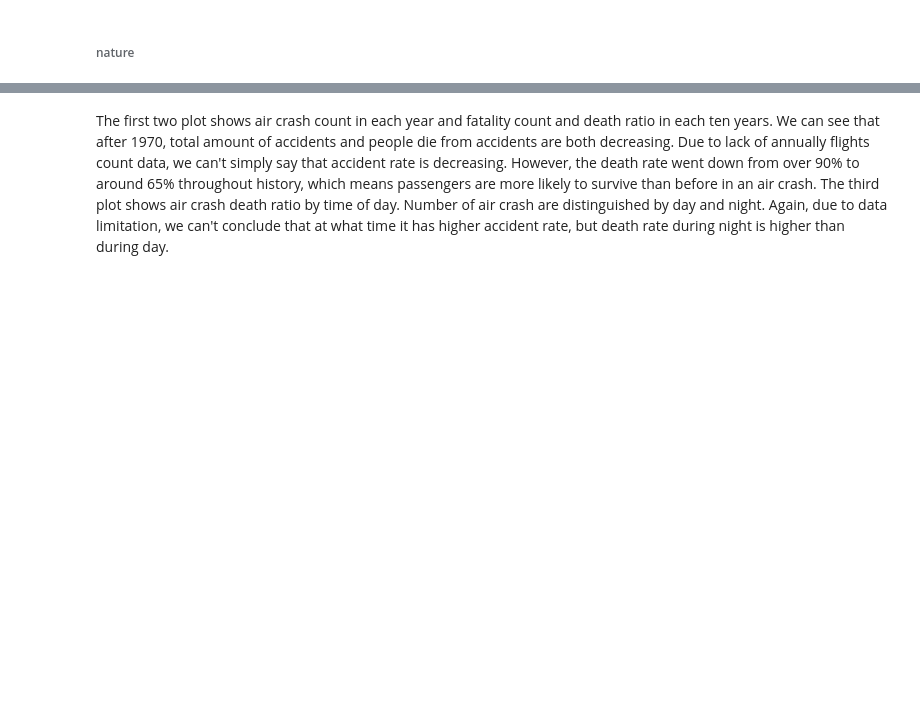
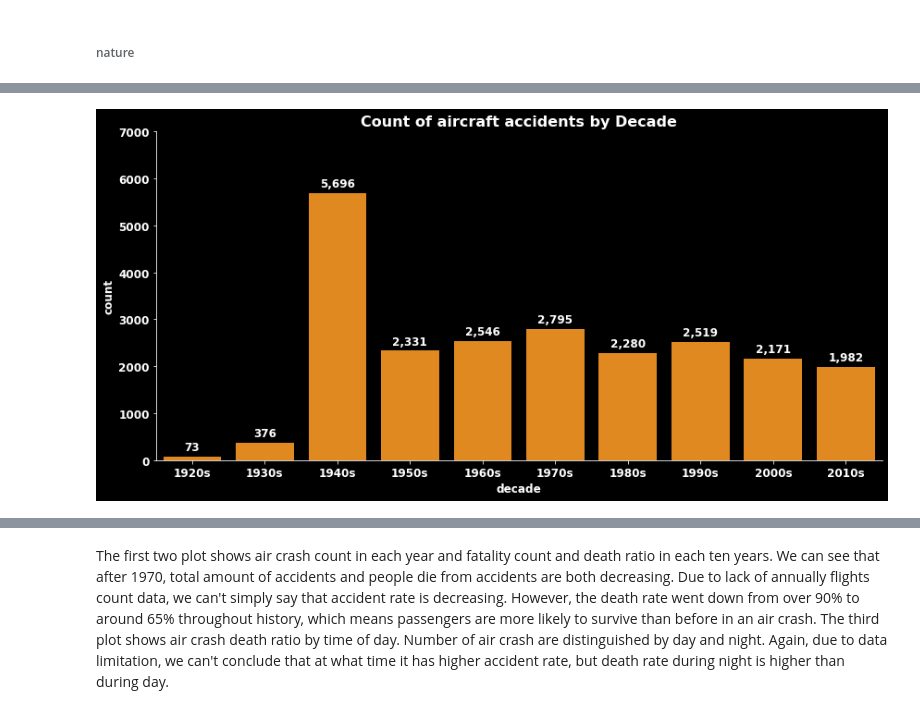
Before and after one commit to razmikmelikbekyan/AircraftAccidentsAnalysis, a Jupyter notebook: accidents_analysis/AccidentsAnalysis.ipynb, the cells around one changed output, grey strips where cells are left out. Saved outputs shown, nothing was run; the diff lists cells and outputs as text; code cells hidden in the pictures; blank space fills up the shorter version.

Commit message:
merging with aircraft data, adding flights

```diff
--- a/accidents_analysis/AccidentsAnalysis.ipynb
+++ b/accidents_analysis/AccidentsAnalysis.ipynb
@@ -89,19 +63,13 @@ df_aircraft.shape
 # %%
+df_accidents = sql_table_to_pandas('../db_config.JSON', 'accidents')
 df_aircraft = sql_table_to_pandas('../db_config.JSON', 'aircraft')
-df_aircraft.columns = [
-    c if 'aircraft' in c else f'aircraft_{c}' for c in df_aircraft.columns
-]
-df_aircraft['aircraft_series'] = df_aircraft['aircraft_series'].apply(
-    lambda x: list(set(x.split('$$'))) if x else []
-)
 
-df_aircraft = (
-    df_aircraft.set_index('aircraft_main_model')['aircraft_series'].apply(pd.Series)
-    .stack()
-    .reset_index(0, name='aircraft_type')
-    .merge(df_aircraft)
-    .drop(columns='aircraft_series')
-    .drop_duplicates(subset=['aircraft_type'])
-)
+df_aircraft.columns = [c if 'aircraft' in c else f'aircraft_{c}' for c in df_aircraft]
 # %%
-df = pd.merge(df, df_aircraft, how='left', on='aircraft_type')
+df = pd.merge(
+    left=df_accidents,
+    right=df_aircraft,
+    on='aircraft_main_model',
+    how='left'
+
+)
@@ -222,11 +298,11 @@ df['country'].value_counts()
 def get_nature_group(x) -> str:
     if x in ('Military', 'Unknown', 'Test', 'Cargo', 'Private', 'Official state flight', ):
         return x
-    elif x in ('Executive', 'Training', ):
+    elif x in ('Executive', 'Training'):
         return 'Training / Executive'
     elif 'Passenger' in x:
         return 'Passenger'
-    elif x in ('Agricultural',  'Survey/research', 'Aerial Work (Calibration, Photo)'):
+    elif x in ('Agricultural', 'Survey/research', 'Aerial Work (Calibration, Photo)'):
         return 'Scientific'
     else:
         return 'Other'
@@ -250,3 +342,15 @@ plot_countplot(
+# %%
+plot_countplot(
+    df.sort_values(by='decade'),
+    'decade',
+    figsize=(12, 6),
+    title='Count of aircraft accidents by Decade',
+    ylims=(0, 7000),
+    ticks_rotation=0,
+    ticks_fontsize=12
+)
+# %% [output]
+[figure, added]
 # %%
 temp = df.groupby(by=['decade'])['nature_group'].apply(
     lambda x: x.value_counts() / len(x)).unstack()
```
Also changed, not shown: parts of 51 cells of this notebook, 2 other files.
